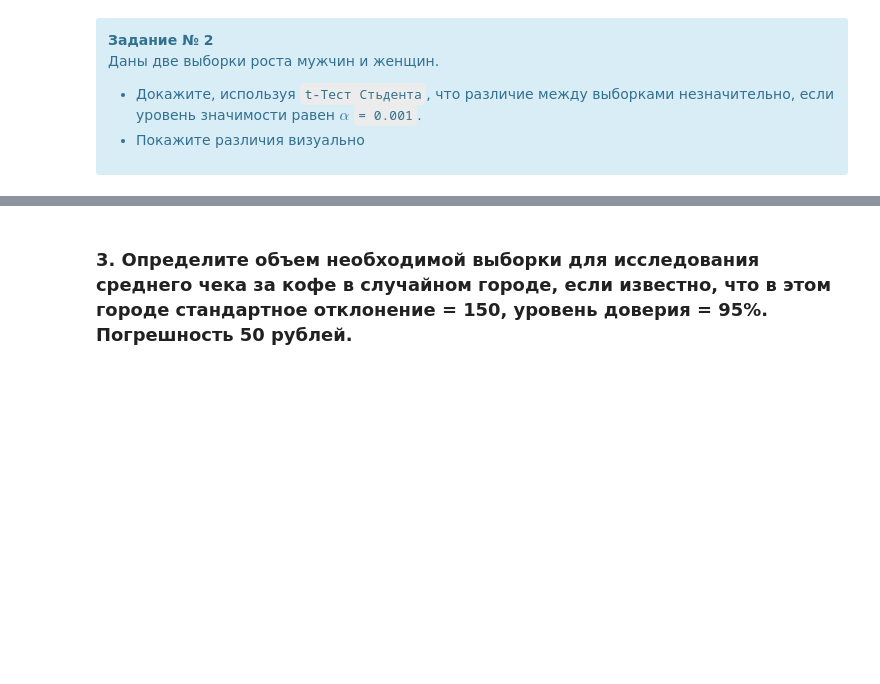
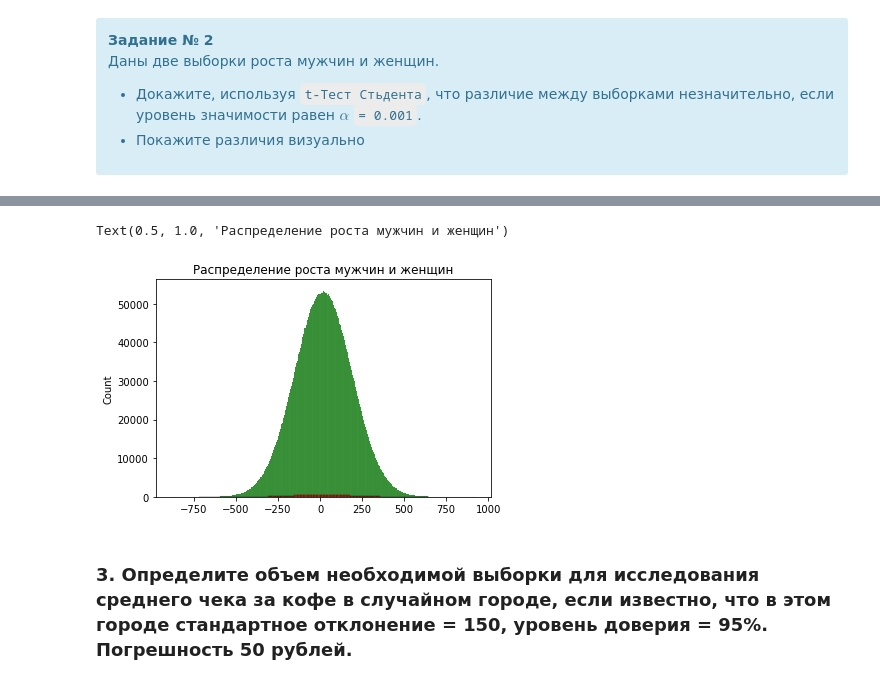
Before and after one commit to Gralex78/Home-Work-PYDA-20, a Jupyter notebook: 19_Confidential_intervals/HW_#19.ipynb, the cells around one changed output, grey strips where cells are left out. Saved outputs shown, nothing was run; the diff lists cells and outputs as text; code cells hidden in the pictures; blank space fills up the shorter version.

```diff
--- a/19_Confidential_intervals/HW_#19.ipynb
+++ b/19_Confidential_intervals/HW_#19.ipynb
@@ -664,3 +676,10 @@ plt.hist(population_women, bins=25);  #Выборка b
+# %%
+sns.histplot(population_men, color='green')
+sns.histplot(population_women, color='red')
+plt.title('Распределение роста мужчин и женщин')
+# %% [output]
+Text(0.5, 1.0, 'Распределение роста мужчин и женщин')
+[figure, added]
 # %% [markdown]
 ### 3. Определите объем необходимой выборки для исследования среднего чека за кофе в случайном городе, если известно, что в этом городе стандартное отклонение = 150, уровень доверия = 95%. Погрешность 50 рублей.
 # %% [markdown]
```
Also changed, not shown: parts of 20 cells of this notebook.
